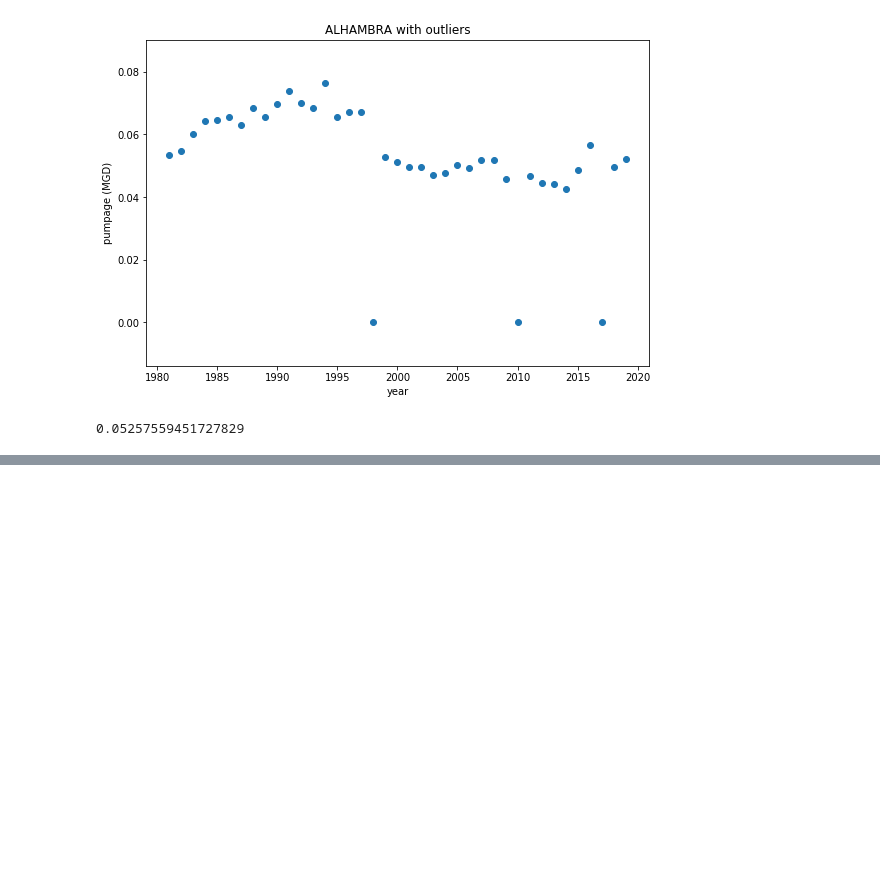
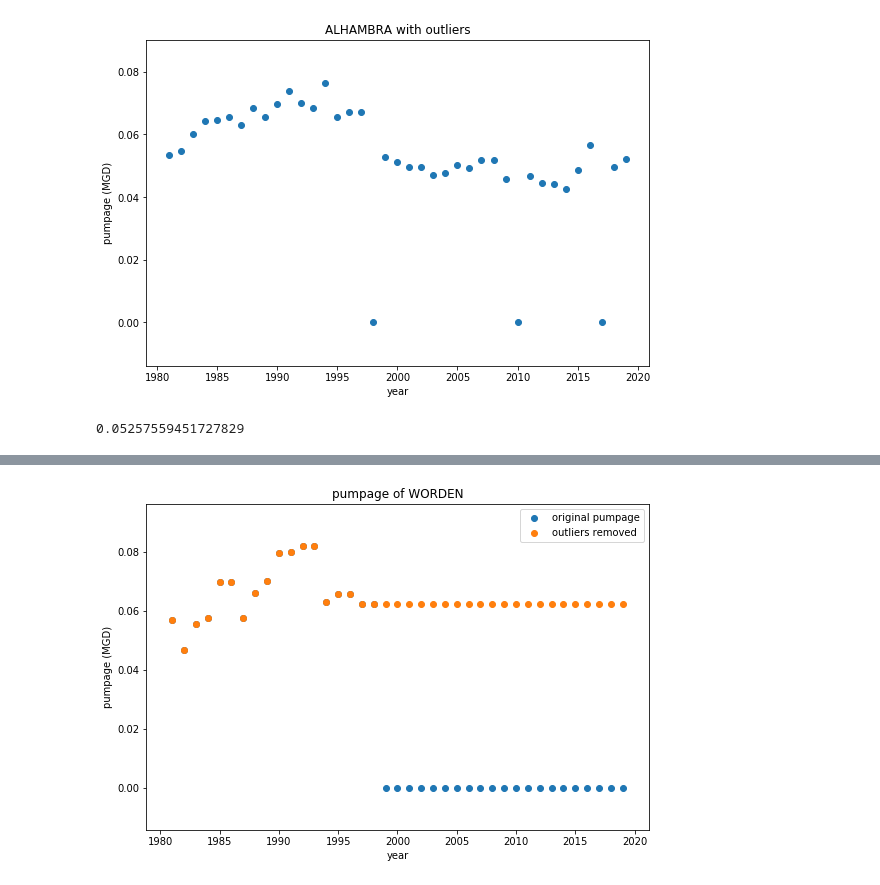
Before and after one commit to Firas-95/GEO572-Project-E.St.Louis, a Jupyter notebook: pumping/pump_data_modified_new.ipynb, the cells around one changed output, grey strips where cells are left out. Saved outputs shown, nothing was run; the diff lists cells and outputs as text; code cells hidden in the pictures; blank space fills up the shorter version.

```diff
--- a/pumping/pump_data_modified_new.ipynb
+++ b/pumping/pump_data_modified_new.ipynb
@@ -103,0 +90,4 @@ plt.legend()
+# %%
+pump_modified_plot(103)
+# %% [output]
+[figure, added]
```
Also changed, not shown: parts of 14 cells of this notebook, 2 other files.
